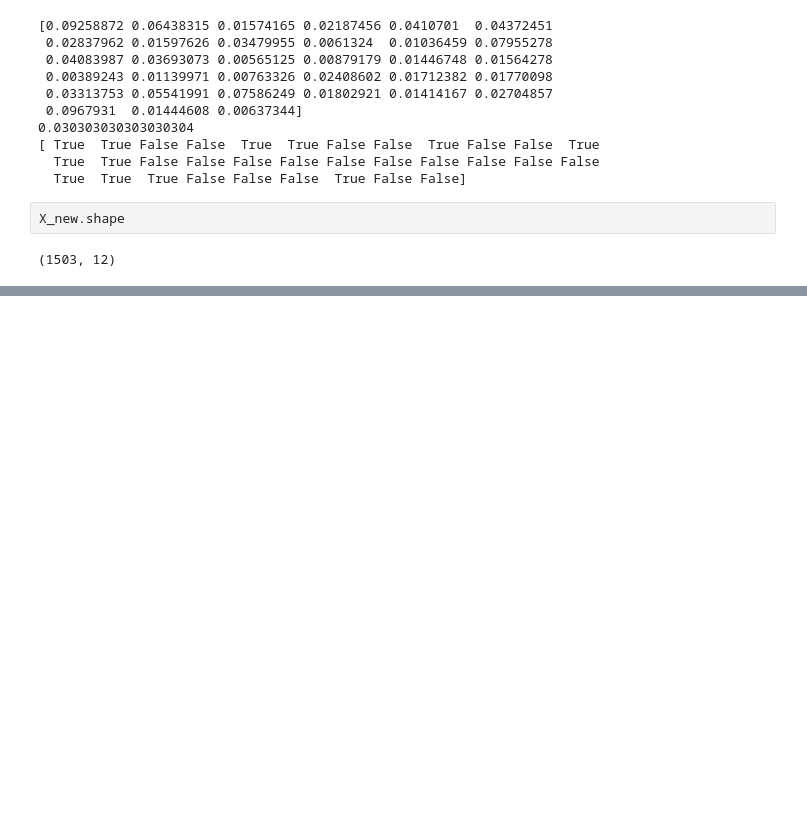
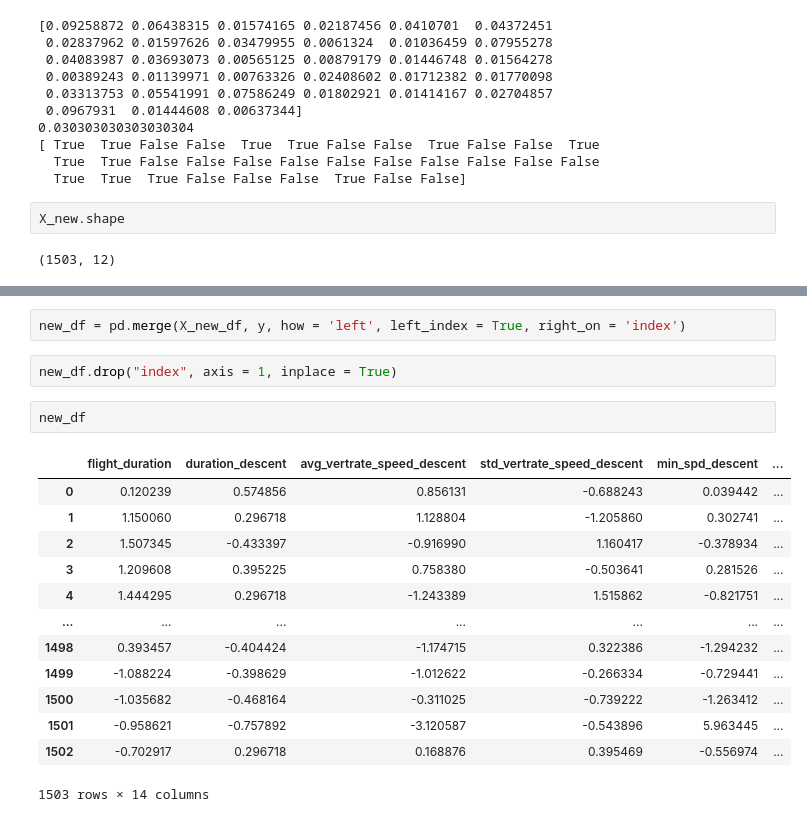
Before and after one commit to JZYoshi/AFDA, a Jupyter notebook: classification/Classification.ipynb, the cells around one changed output, grey strips where cells are left out. Drawn from its saved outputs; the diff is of its cells as text; blank space fills up the shorter version.

```diff
--- a/classification/Classification.ipynb
+++ b/classification/Classification.ipynb
@@ -289,0 +285,20 @@ score.sum()/10
+# %%
+new_df = pd.merge(X_new_df, y, how = 'left', left_index = True, right_on = 'index')
+# %%
+new_df.drop("index", axis = 1, inplace = True)
+# %%
+new_df
+# %% [output]
+|  | flight_duration | duration_descent | avg_vertrate_speed_descent | std_vertrate_speed_descent | min_spd_descent | ... |
+| 0 | 0.120239 | 0.574856 | 0.856131 | -0.688243 | 0.039442 | ... |
+| 1 | 1.150060 | 0.296718 | 1.128804 | -1.205860 | 0.302741 | ... |
+| 2 | 1.507345 | -0.433397 | -0.916990 | 1.160417 | -0.378934 | ... |
+| 3 | 1.209608 | 0.395225 | 0.758380 | -0.503641 | 0.281526 | ... |
+| 4 | 1.444295 | 0.296718 | -1.243389 | 1.515862 | -0.821751 | ... |
+| ... | ... | ... | ... | ... | ... | ... |
+| 1498 | 0.393457 | -0.404424 | -1.174715 | 0.322386 | -1.294232 | ... |
+| 1499 | -1.088224 | -0.398629 | -1.012622 | -0.266334 | -0.729441 | ... |
+| 1500 | -1.035682 | -0.468164 | -0.311025 | -0.739222 | -1.263412 | ... |
+| 1501 | -0.958621 | -0.757892 | -3.120587 | -0.543896 | 5.963445 | ... |
+| 1502 | -0.702917 | 0.296718 | 0.168876 | 0.395469 | -0.556974 | ... |
+1503 rows × 14 columns
```
Also changed, not shown: parts of 16 cells of this notebook.
